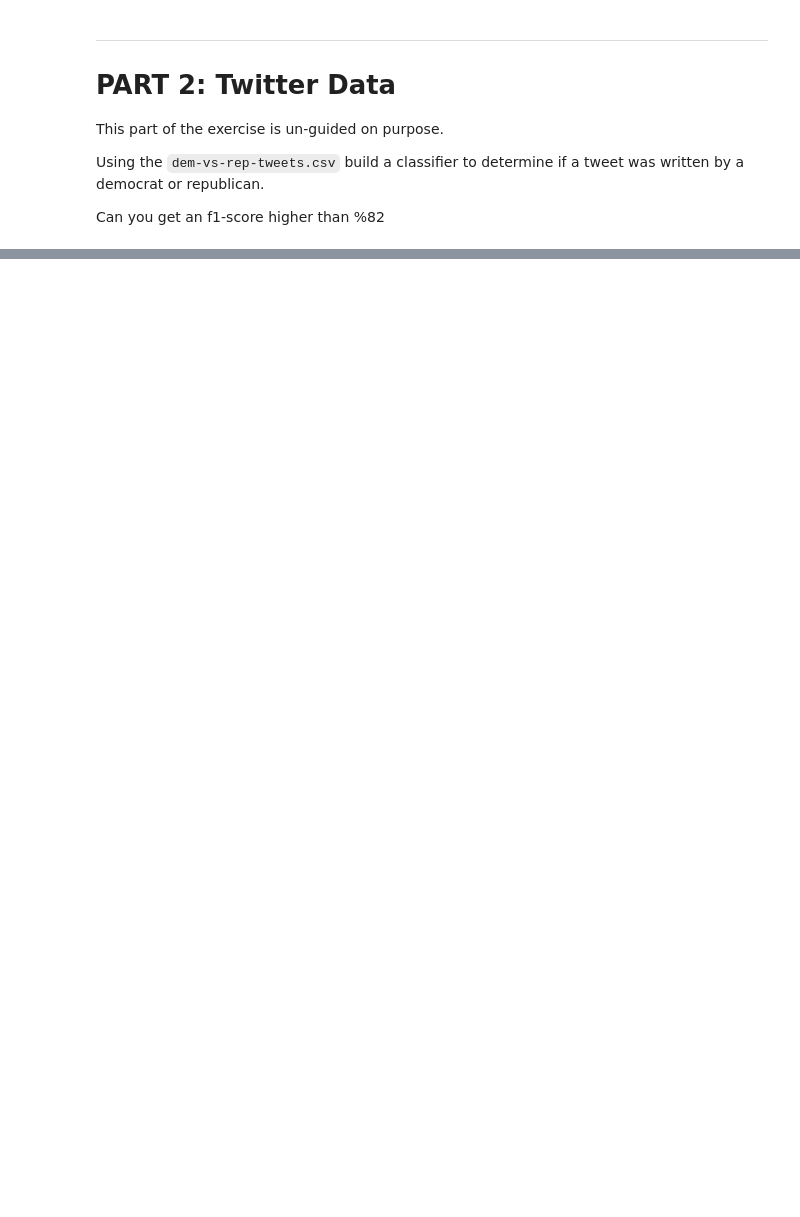
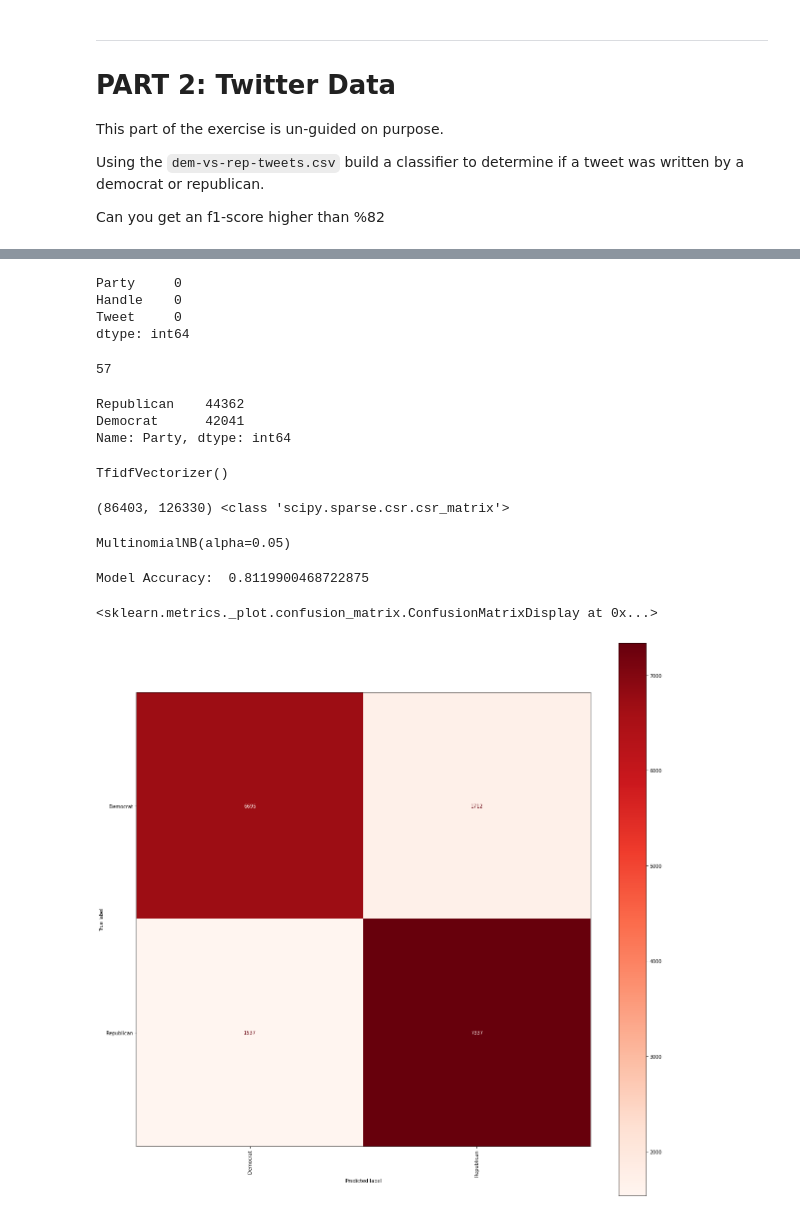
Before and after one commit to crrw/2020-fall-data-science, a Jupyter notebook: Week7-NLP/Exercise-NLP.ipynb, the cells around one changed output, grey strips where cells are left out. Cells and saved outputs as stored; diff of their text form; code cells hidden in the pictures; blank space fills up the shorter version.

```diff
--- a/Week7-NLP/Exercise-NLP.ipynb
+++ b/Week7-NLP/Exercise-NLP.ipynb
@@ -368,0 +423,11 @@ df = pd.read_csv('data/dem-vs-rep-tweets.csv')
+# %%
+print(df.isnull().sum())
+# %% [output]
+Party     0
+Handle    0
+Tweet     0
+dtype: int64
+# %%
+print(df.duplicated().sum())
+# %% [output]
+57
@@ -368,0 +436,6 @@ df = pd.read_csv('data/dem-vs-rep-tweets.csv')
+# %%
+df.Party.value_counts()
+# %% [output]
+Republican    44362
+Democrat      42041
+Name: Party, dtype: int64
@@ -368,0 +445,30 @@ df = pd.read_csv('data/dem-vs-rep-tweets.csv')
+# %%
+vectorizer.fit(X)
+# %% [output]
+TfidfVectorizer()
+# %%
+X = vectorizer.transform(X)
+# %%
+print(X.shape, type(X))
+# %% [output]
+(86403, 126330) <class 'scipy.sparse.csr.csr_matrix'>
+# %%
+X_train, X_test, y_train, y_test = train_test_split(X, y, test_size = 0.2, random_state = 42)
+# %%
+model = MultinomialNB(alpha = 0.05)
+model.fit(X_train, y_train)
+# %% [output]
+MultinomialNB(alpha=0.05)
+# %%
+accuracy = model.score(X_test, y_test)
+print("Model Accuracy: ", accuracy)
+# %% [output]
+Model Accuracy:  0.8119900468722875
+# %%
+fig, ax = plt.subplots(figsize=(21,21))
+disp = plot_confusion_matrix(model, X_test, y_test, display_labels = model.classes_, cmap = plt.cm.Reds, ax=ax)
+plt.xticks(rotation = 90)
+disp
+# %% [output]
+<sklearn.metrics._plot.confusion_matrix.ConfusionMatrixDisplay at 0x...>
+[figure, added]
```
Also changed, not shown: parts of 6 cells of this notebook.
